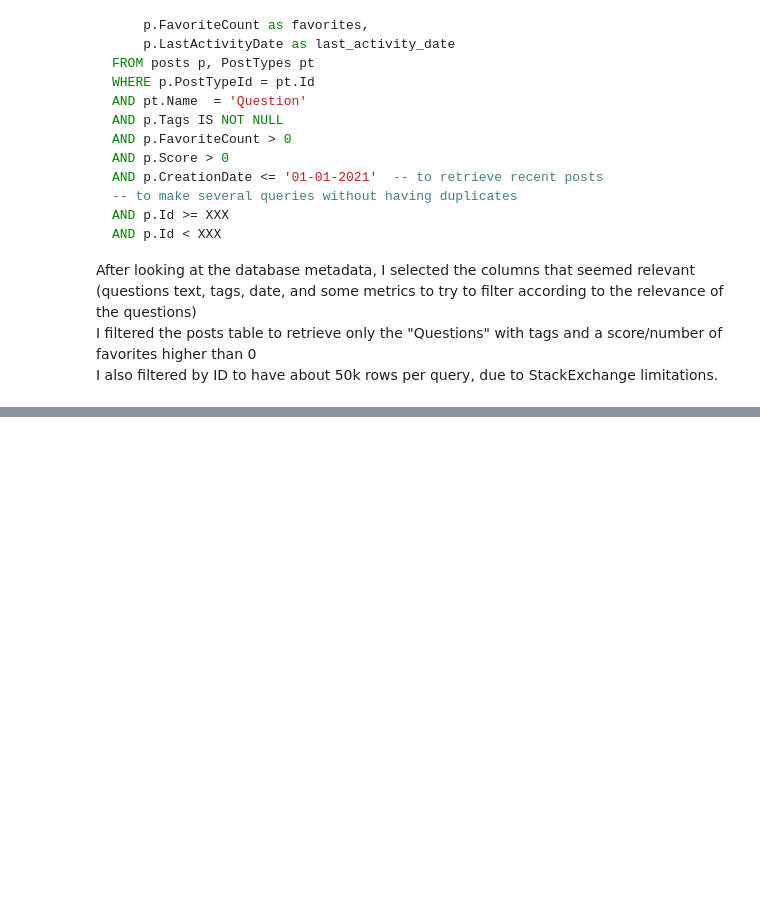
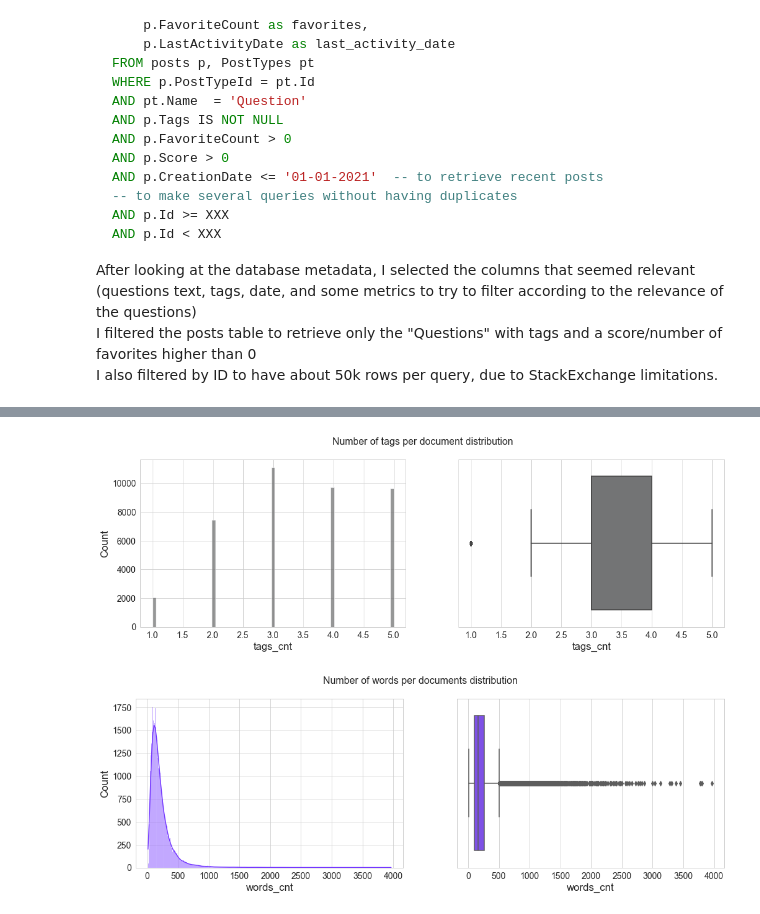
Before and after one commit to FlorianFormentini/OC_IML_P5_TagSuggestionSystem, a Jupyter notebook: P5_01_EDA.ipynb, the cells around one changed output, grey strips where cells are left out. Saved outputs shown, nothing was run; the diff lists cells and outputs as text; code cells hidden in the pictures; blank space fills up the shorter version.

```diff
--- a/P5_01_EDA.ipynb
+++ b/P5_01_EDA.ipynb
@@ -36,0 +223,22 @@ I also filtered by ID to have about 50k rows per query, due to StackExchange lim
+# %%
+def plot_hist_box(data, title, figsize=(17, 5), kde=True, color='#19baff'):
+    """Plot hitogram and box plot of a numeric Series
+    args:
+        data (Series(int)): Numeric values
+        title (str) : figure title
+        figsize: (tuple(int, int), optionnal) def:(17,5) - figure size
+        kde (bool) def=True - display kernel density estimation on the hitogram
+    """
+    f, axes = plt.subplots(1, 2, figsize=(17, 5))
+    f.suptitle(title, fontsize=16)
+    sns.histplot(data=data, color=color, ax=axes[0], kde=kde)
+    sns.boxplot(x=data, color=color, ax=axes[1])
+    plt.show()
+
+
+sns.set_style("whitegrid")
+plot_hist_box(df['tags_cnt'], 'Number of tags per document distribution', kde=False, color='#737475')
+plot_hist_box(df['words_cnt'], 'Number of words per documents distribution', color='#7438ff')
+# %% [output]
+[figure, added]
+[figure, added]
```
Also changed, not shown: parts of 66 cells of this notebook.
